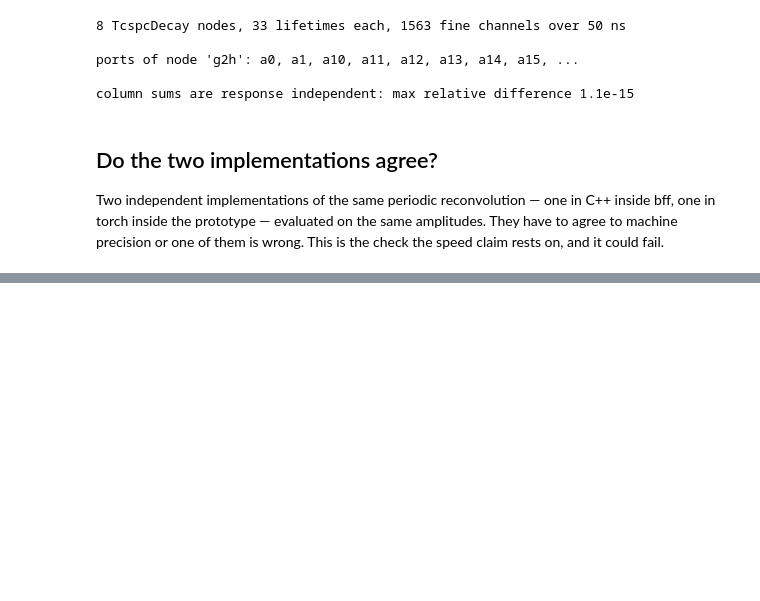
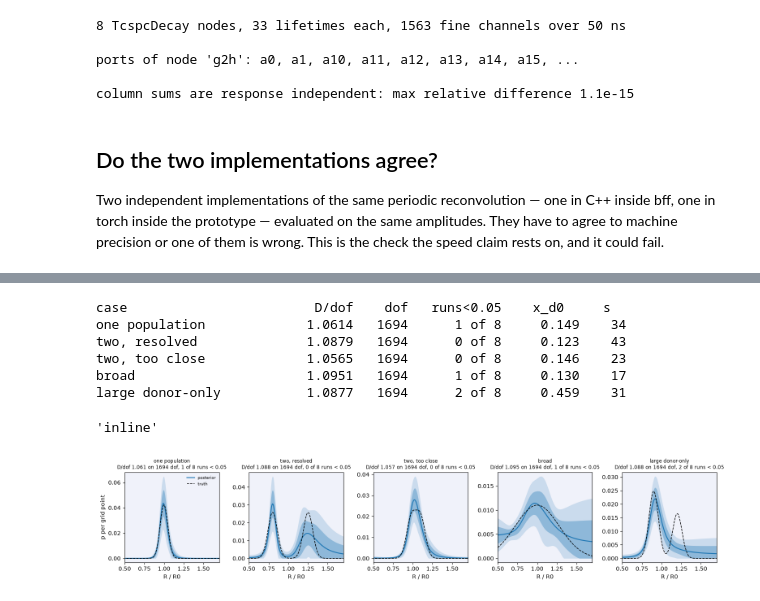
Before and after one commit to Fluorescence-Tools/IMP.bff, a Jupyter notebook: examples/spectroscopy/bayesian_decays/10_the_factor_graph_in_bff.ipynb, the cells around one changed output, grey strips where cells are left out. Saved outputs shown, nothing was run; the diff lists cells and outputs as text; code cells hidden in the pictures; blank space fills up the shorter version.

```diff
--- a/examples/spectroscopy/bayesian_decays/10_the_factor_graph_in_bff.ipynb
+++ b/examples/spectroscopy/bayesian_decays/10_the_factor_graph_in_bff.ipynb
@@ -581,0 +324,21 @@ graph in the library it will live in, drawn and made fast.
+# %%
+#: five fits, about half a minute each
+gal = bd.gallery(model, S)
+print(f'{"case":24s}{"D/dof":>9}{"dof":>7}{"runs<0.05":>12}{"x_d0":>8}{"s":>6}')
+for r in gal:
+    print(f'{r["case"]["name"]:24s}{r["dpd"]:>9.4f}{r["dof"]:>7d}'
+          f'{int((r["runs"] < 0.05).sum()):>7d} of {len(r["runs"]):<3d}'
+          f'{r["x_d0_post"]:>8.3f}{r["seconds"]:>6.0f}')
+# %% [output]
+case                        D/dof    dof   runs<0.05    x_d0     s
+one population             1.0614   1694      1 of 8     0.149    34
+two, resolved              1.0879   1694      0 of 8     0.123    43
+two, too close             1.0565   1694      0 of 8     0.146    23
+broad                      1.0951   1694      1 of 8     0.130    17
+large donor-only           1.0877   1694      2 of 8     0.459    31
+# %%
+fig = bd.plot_gallery(model, gal)
+bd.assert_inline()
+# %% [output]
+'inline'
+[figure, added]
```
Also changed, not shown: parts of 21 cells of this notebook, 1 other file.
